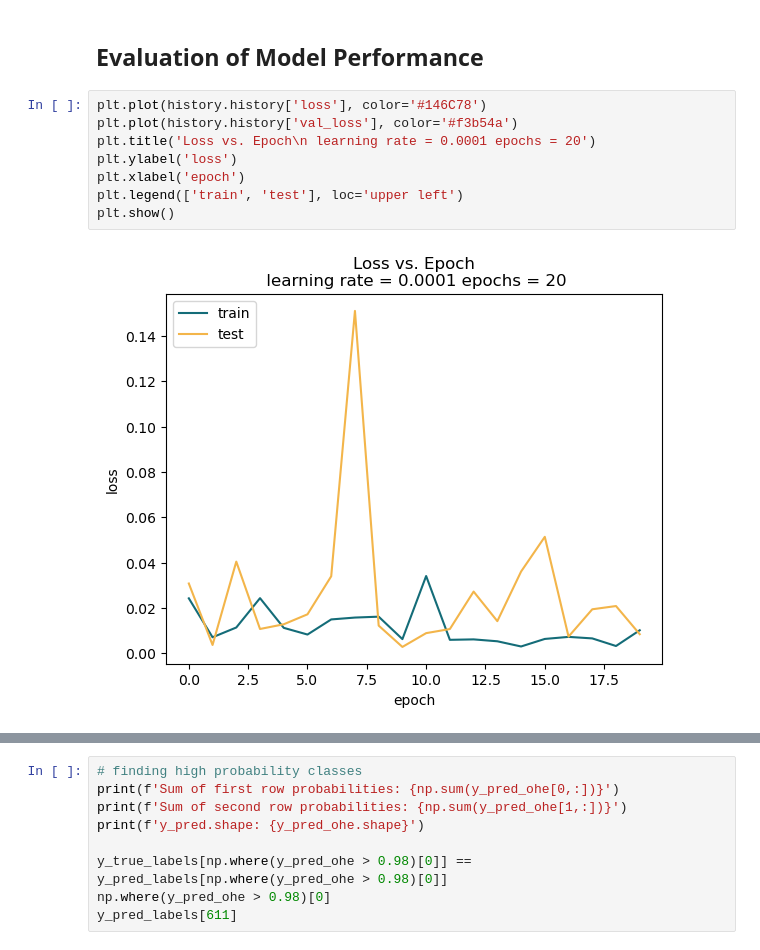
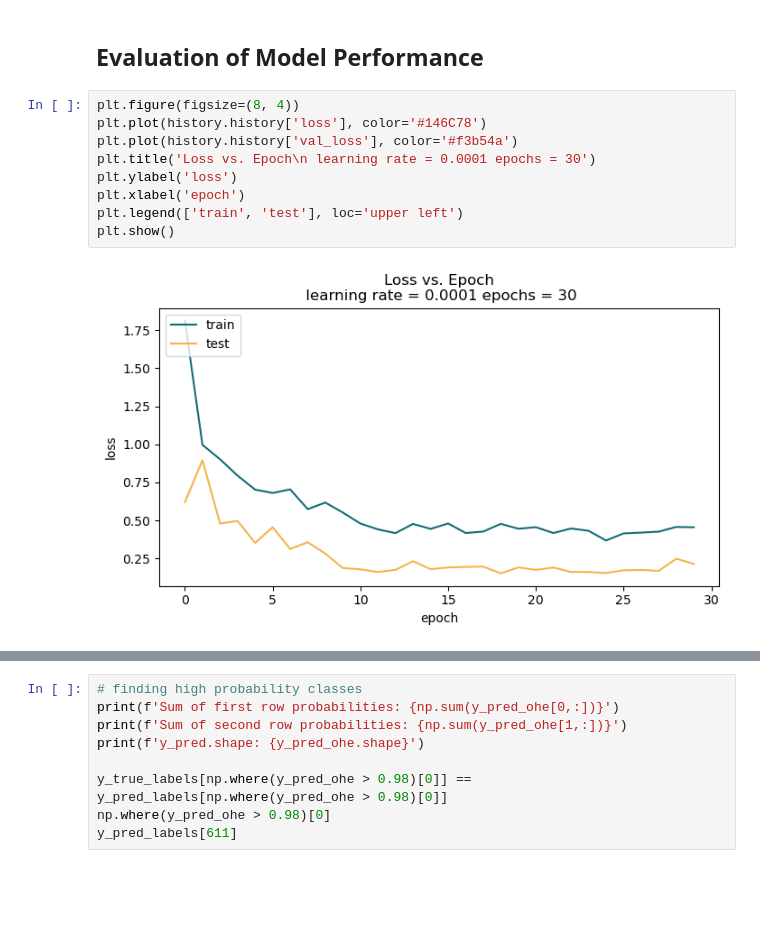
Before and after one commit to charlotteavra/mouth_robot, a Jupyter notebook: mouth_robot_audio_classification.ipynb, the cells around one changed output, grey strips where cells are left out. Cells and saved outputs as stored; diff of their text form; blank space fills up the shorter version.

```diff
--- a/mouth_robot_audio_classification.ipynb
+++ b/mouth_robot_audio_classification.ipynb
@@ -310,14 +336,15 @@ Epoch 20/20
 # %% [markdown]
 ## **Evaluation of Model Performance**
 # %%
+plt.figure(figsize=(8, 4))
 plt.plot(history.history['loss'], color='#146C78')
 plt.plot(history.history['val_loss'], color='#f3b54a')
-plt.title('Loss vs. Epoch\n learning rate = 0.0001 epochs = 20')
+plt.title('Loss vs. Epoch\n learning rate = 0.0001 epochs = 30')
 plt.ylabel('loss')
 plt.xlabel('epoch')
 plt.legend(['train', 'test'], loc='upper left')
 plt.show()
 # %% [output]
-[figure, old version]
+[figure, new version]
 # %%
 # Define X_test and y_test manually
```
Also changed, not shown: parts of 11 cells of this notebook, 6 other files.
